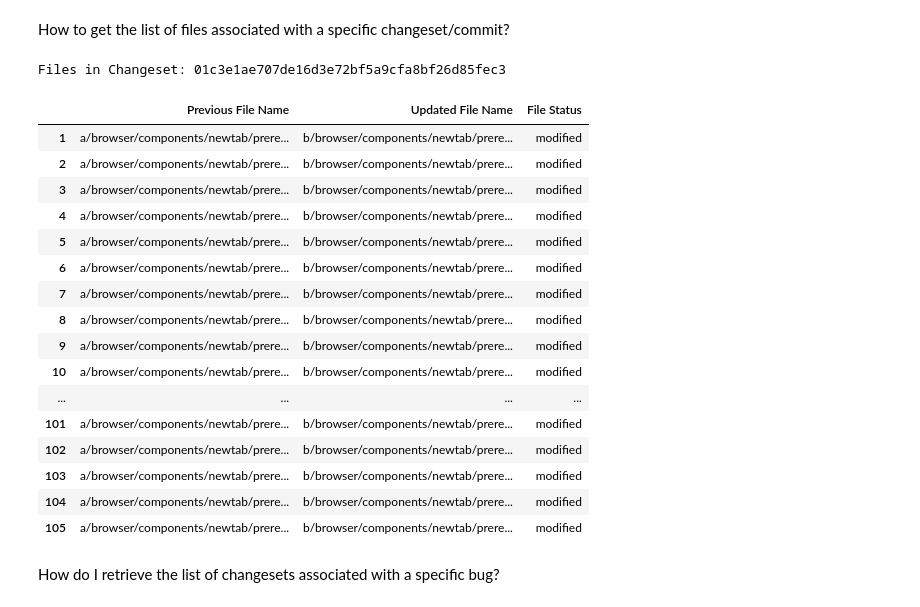
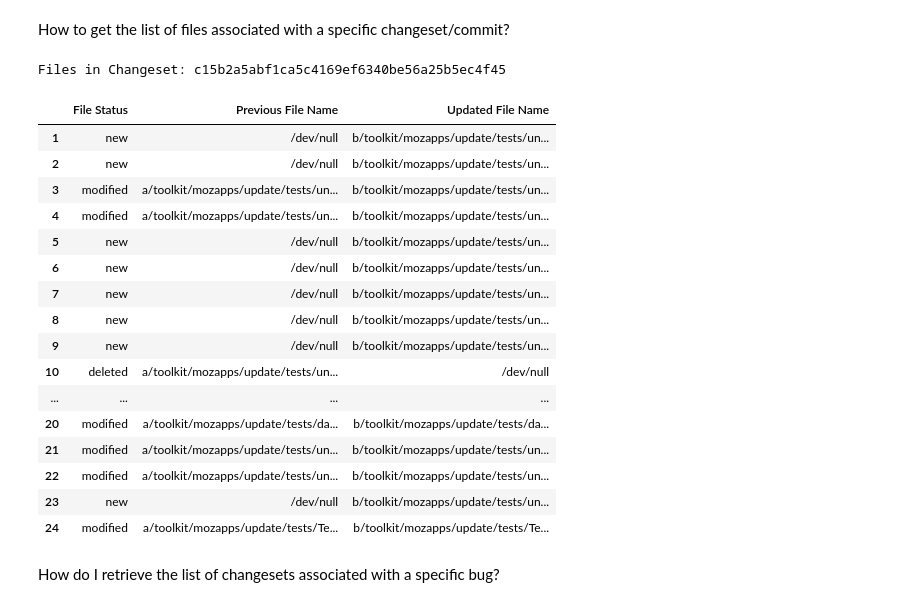
Before and after one commit to quocbui2020/requirement_descriptions_and_bug_counts, a Jupyter notebook: Bugzilla/FixFox_notebook.ipynb, the cells around one changed output. Drawn from its saved outputs; the diff is of its cells as text; code cells hidden in the pictures.

```diff
--- a/Bugzilla/FixFox_notebook.ipynb
+++ b/Bugzilla/FixFox_notebook.ipynb
@@ -27,7 +27,7 @@ def print_raw_file_links_by_changeset_hash(input_changeset_hash):
                 cf.Changeset_Hash_ID,
                 c.Parent_Hashes
             FROM Changeset_Files cf
-            INNER JOIN Changesets c ON c.Hash_Id = cf.Changeset_Hash_ID
+            INNER JOIN Changeset_Details c ON c.Hash_Id = cf.Changeset_Hash_ID
             WHERE cf.Changeset_Hash_ID = ?;
         ''', input_changeset_hash)
 
@@ -139,7 +139,10 @@ def get_file_type_distribution():
         conn = pyodbc.connect(conn_str)
         cursor = conn.cursor()
         try:
-            df = pd.read_sql_query(query, conn)
+            cursor.execute(query)
+            records = cursor.fetchall()  # Fetch all records
+            columns = [column[0] for column in cursor.description]  # Extract column names
+            df = pd.DataFrame.from_records(records, columns=columns)  # Convert to DataFrame
         finally:
             cursor.close()
         conn.close()
@@ -157,10 +160,9 @@ def get_changeset_files(changeset_hash):
         cursor = conn.cursor()
         try:
             cursor.execute('''
-                SELECT
+                SELECT File_Status,
                     Previous_File_Name,
-                    Updated_File_Name,
-                    File_Status
+                    Updated_File_Name
                 FROM Changeset_Files
                 WHERE Changeset_Hash_ID = ?;
                 ''', (changeset_hash,))
@@ -175,7 +177,7 @@ def get_changeset_files(changeset_hash):
         else:
             df = pd.DataFrame.from_records(
                 records,
-                columns=["Previous File Name", "Updated File Name", "File Status"]
+                columns=["File Status", "Previous File Name", "Updated File Name"]
             )
             return df
     except Exception as e:
@@ -190,9 +192,12 @@ def get_list_of_changesets(bug_id):
         cursor = conn.cursor()
         try:
             cursor.execute('''
-                SELECT Changeset_Hash_ID,
-                       Type
-                FROM Changeset_BugMapping
+                SELECT DISTINCT
+                    Changeset_Hash_ID,
+                    Changeset_Summary,
+                    Mercurial_Type
+                FROM Changeset_Bug_Mapping m
+                INNER JOIN Changeset_Details c ON c.Hash_ID = m.Changeset_Hash_ID
                 WHERE Bug_ID = ?;
                 ''', (bug_id,))
             records = cursor.fetchall()
@@ -204,22 +209,10 @@ def get_list_of_changesets(bug_id):
             print(f"No records found for Changeset Bug ID: {bug_id}")
             return None
         else:
-            # Create a DataFrame
             df = pd.DataFrame.from_records(
                 records,
-                columns=["Changeset Hash ID", "Type"]
+                columns=["Changeset_Hash_ID", "Changeset_Summary", "Mercurial_Type"]
             )
-
-            # Pivot data to create two new columns
-            df["Bug ID mentioned in Changeset Summary"] = df["Type"].apply(lambda x: "X" if x == "InTitle" else "")
-            df["Changeset mentioned in Bug Comments"] = df["Type"].apply(lambda x: "X" if x == "InComment" else "")
-
-            # Combine rows with the same Changeset Hash ID
-            df = df.groupby("Changeset Hash ID", as_index=False).agg({
-                "Bug ID mentioned in Changeset Summary": "max",
-                "Changeset mentioned in Bug Comments": "max"
-            })
-
             return df
     except Exception as e:
         print(f"An error occurred: {e}")
@@ -308,32 +301,34 @@ File Type Distribution
 # %% [markdown]
 How to get the list of files associated with a specific changeset/commit?
 # %%
-changeset_hash = "01c3e1ae707de16d3e72bf5a9cfa8bf26d85fec3"
+changeset_hash = "c15b2a5abf1ca5c4169ef6340be56a25b5ec4f45"
 df = get_changeset_files(changeset_hash)
 
 if df is not None:
     df.index = range(1, len(df) + 1)
-    styled_df = df.style.set_caption(f"Files in Changeset: {changeset_hash}")
+    styled_df = df.style.set_caption(f"Files in Changeset: {changeset_hash}").set_properties(**{'text-align': 'left'}).set_table_styles([
+        {'selector': 'thead th', 'props': [('text-align', 'left')]}
+    ])
     display(styled_df)  # Use IPython's display function to render in Jupyter Notebook
 # %% [output]
-Files in Changeset: 01c3e1ae707de16d3e72bf5a9cfa8bf26d85fec3
+Files in Changeset: c15b2a5abf1ca5c4169ef6340be56a25b5ec4f45
-|  | Previous File Name | Updated File Name | File Status |
-| 1 | a/browser/components/newtab/prere... | b/browser/components/newtab/prere... | modified |
-| 2 | a/browser/components/newtab/prere... | b/browser/components/newtab/prere... | modified |
-| 3 | a/browser/components/newtab/prere... | b/browser/components/newtab/prere... | modified |
-| 4 | a/browser/components/newtab/prere... | b/browser/components/newtab/prere... | modified |
-| 5 | a/browser/components/newtab/prere... | b/browser/components/newtab/prere... | modified |
-| 6 | a/browser/components/newtab/prere... | b/browser/components/newtab/prere... | modified |
-| 7 | a/browser/components/newtab/prere... | b/browser/components/newtab/prere... | modified |
-| 8 | a/browser/components/newtab/prere... | b/browser/components/newtab/prere... | modified |
-| 9 | a/browser/components/newtab/prere... | b/browser/components/newtab/prere... | modified |
-| 10 | a/browser/components/newtab/prere... | b/browser/components/newtab/prere... | modified |
+|  | File Status | Previous File Name | Updated File Name |
+| 1 | new | /dev/null | b/toolkit/mozapps/update/tests/un... |
+| 2 | new | /dev/null | b/toolkit/mozapps/update/tests/un... |
+| 3 | modified | a/toolkit/mozapps/update/tests/un... | b/toolkit/mozapps/update/tests/un... |
+| 4 | modified | a/toolkit/mozapps/update/tests/un... | b/toolkit/mozapps/update/tests/un... |
+| 5 | new | /dev/null | b/toolkit/mozapps/update/tests/un... |
+| 6 | new | /dev/null | b/toolkit/mozapps/update/tests/un... |
+| 7 | new | /dev/null | b/toolkit/mozapps/update/tests/un... |
+| 8 | new | /dev/null | b/toolkit/mozapps/update/tests/un... |
+| 9 | new | /dev/null | b/toolkit/mozapps/update/tests/un... |
+| 10 | deleted | a/toolkit/mozapps/update/tests/un... | /dev/null |
 | ... | ... | ... | ... |
-| 101 | a/browser/components/newtab/prere... | b/browser/components/newtab/prere... | modified |
-| 102 | a/browser/components/newtab/prere... | b/browser/components/newtab/prere... | modified |
-| 103 | a/browser/components/newtab/prere... | b/browser/components/newtab/prere... | modified |
-| 104 | a/browser/components/newtab/prere... | b/browser/components/newtab/prere... | modified |
-| 105 | a/browser/components/newtab/prere... | b/browser/components/newtab/prere... | modified |
+| 20 | modified | a/toolkit/mozapps/update/tests/da... | b/toolkit/mozapps/update/tests/da... |
+| 21 | modified | a/toolkit/mozapps/update/tests/un... | b/toolkit/mozapps/update/tests/un... |
+| 22 | modified | a/toolkit/mozapps/update/tests/un... | b/toolkit/mozapps/update/tests/un... |
+| 23 | new | /dev/null | b/toolkit/mozapps/update/tests/un... |
+| 24 | modified | a/toolkit/mozapps/update/tests/Te... | b/toolkit/mozapps/update/tests/Te... |
 # %% [markdown]
 How do I retrieve the list of changesets associated with a specific bug?
 # %%
```
Also changed, not shown: parts of 3 cells of this notebook, 5 other files.
